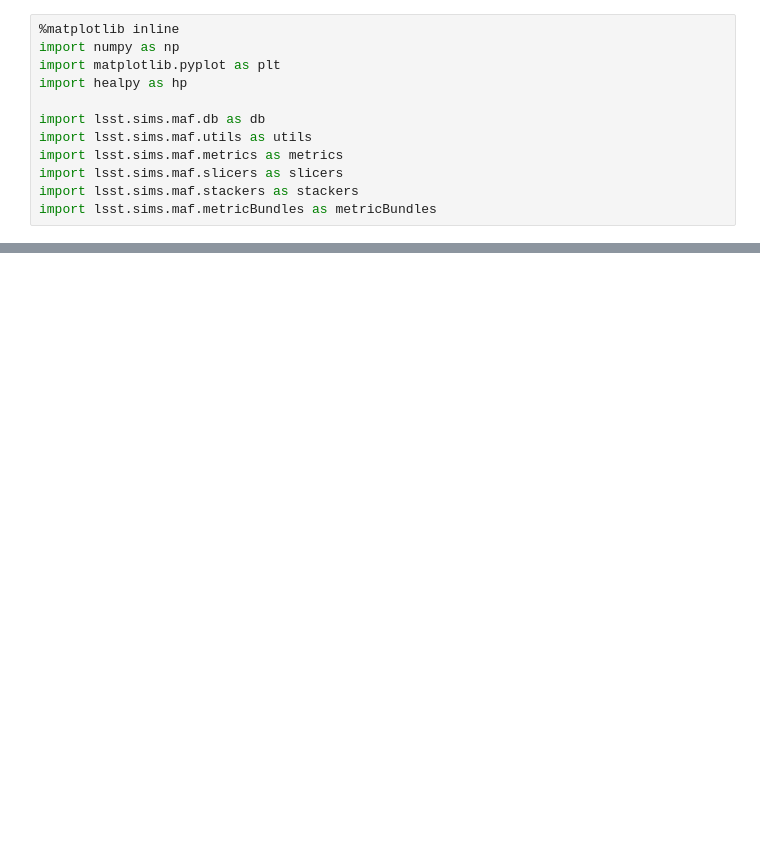
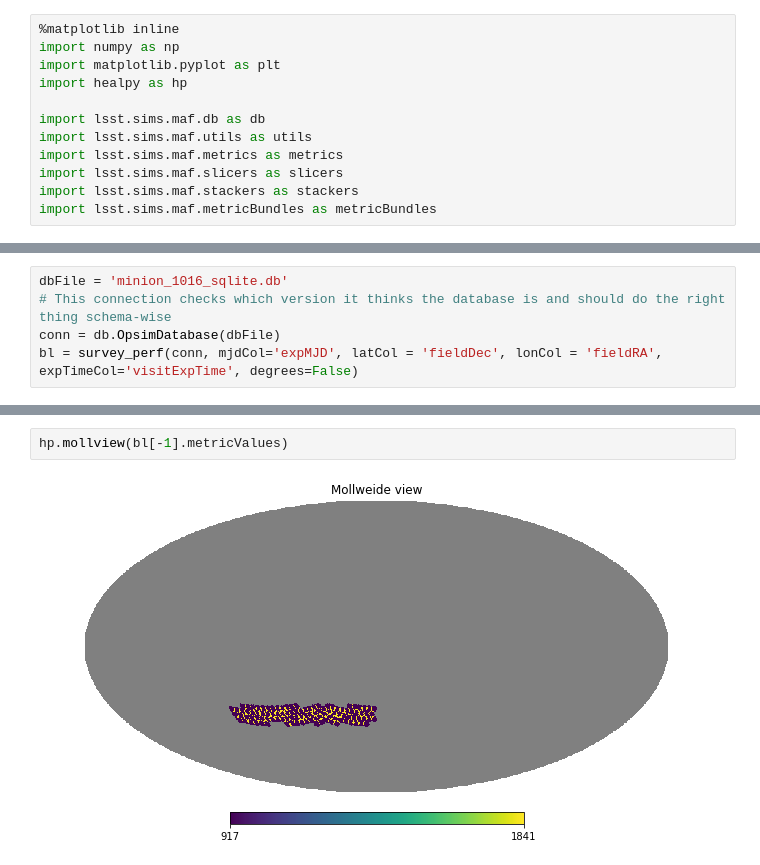
Before and after one commit to yoachim/18_scratch, a Jupyter notebook: bosf_values/BOSF_check.ipynb, the cells around one changed output, grey strips where cells are left out. Drawn from its saved outputs; the diff is of its cells as text; blank space fills up the shorter version.

Commit message:
different db versions are a pain

```diff
--- a/bosf_values/BOSF_check.ipynb
+++ b/bosf_values/BOSF_check.ipynb
@@ -104,0 +77,5 @@ Minion Open Shutter Fraction=0.735663
+# %%
+dbFile = 'minion_1016_sqlite.db'
+# This connection checks which version it thinks the database is and should do the right thing schema-wise
+conn = db.OpsimDatabase(dbFile)
+bl = survey_perf(conn, mjdCol='expMJD', latCol = 'fieldDec', lonCol = 'fieldRA', expTimeCol='visitExpTime', degrees=False)
@@ -104,0 +103,4 @@ Minion Open Shutter Fraction=0.735663
+# %%
+hp.mollview(bl[-1].metricValues)
+# %% [output]
+[figure, added]
```
Also changed, not shown: parts of 11 cells of this notebook.
